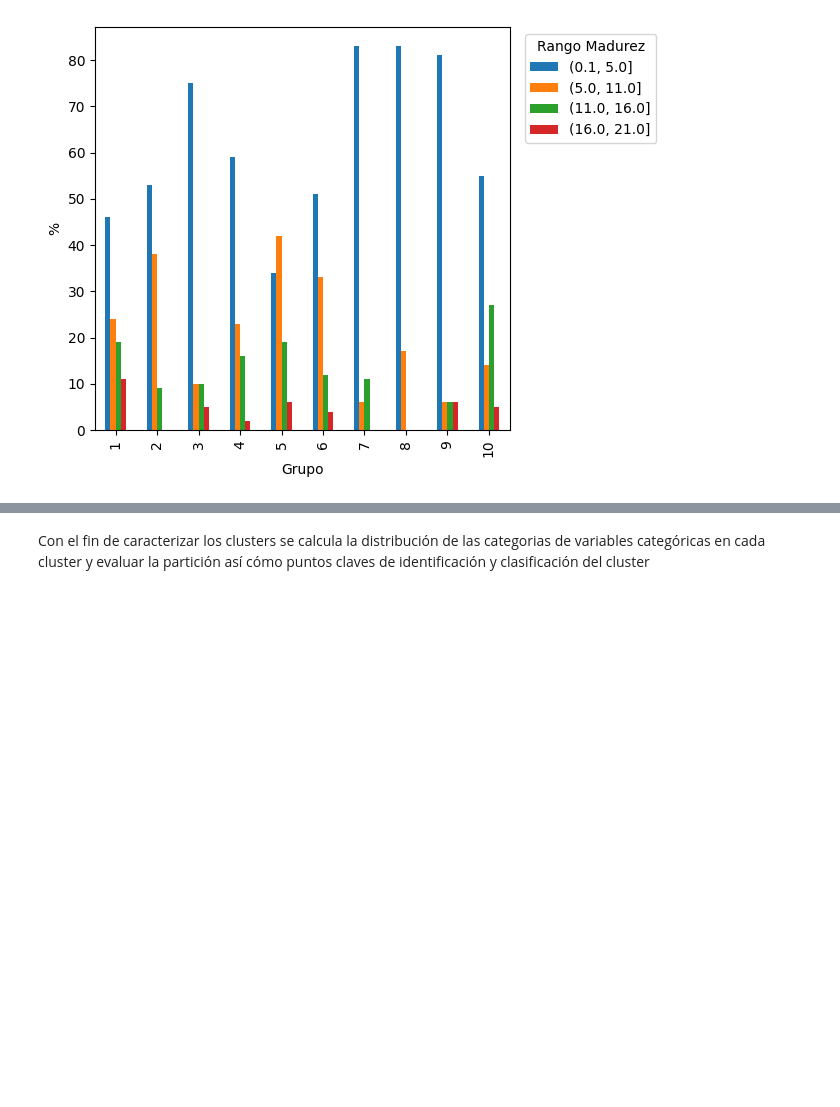
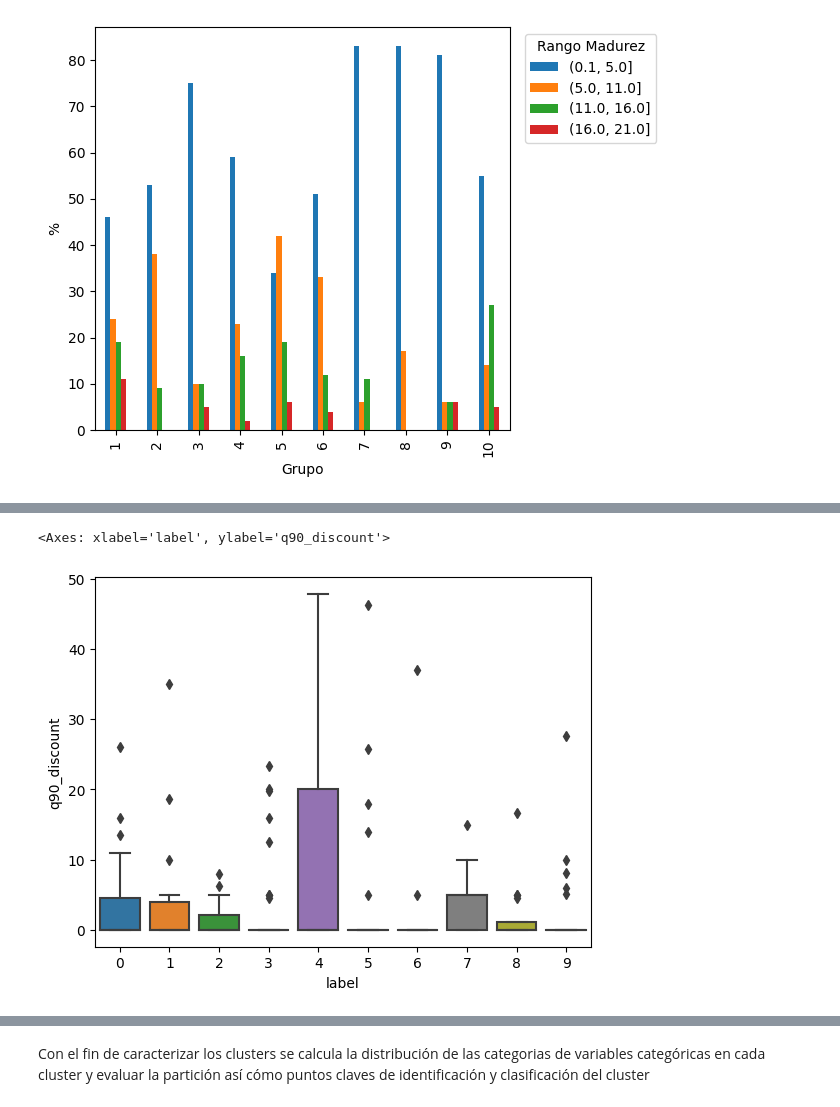
Before and after one commit to ccparra/MELI, a Jupyter notebook: MELI.ipynb, the cells around one changed output, grey strips where cells are left out. Saved outputs shown, nothing was run; the diff lists cells and outputs as text; code cells hidden in the pictures; blank space fills up the shorter version.

```diff
--- a/MELI.ipynb
+++ b/MELI.ipynb
@@ -544,0 +551,5 @@ cluster_madurez
+# %%
+sns.boxplot(data=df_sellers_raw,y='q90_discount',x='label')
+# %% [output]
+<Axes: xlabel='label', ylabel='q90_discount'>
+[figure, added]
```
Also changed, not shown: parts of 8 cells of this notebook.
